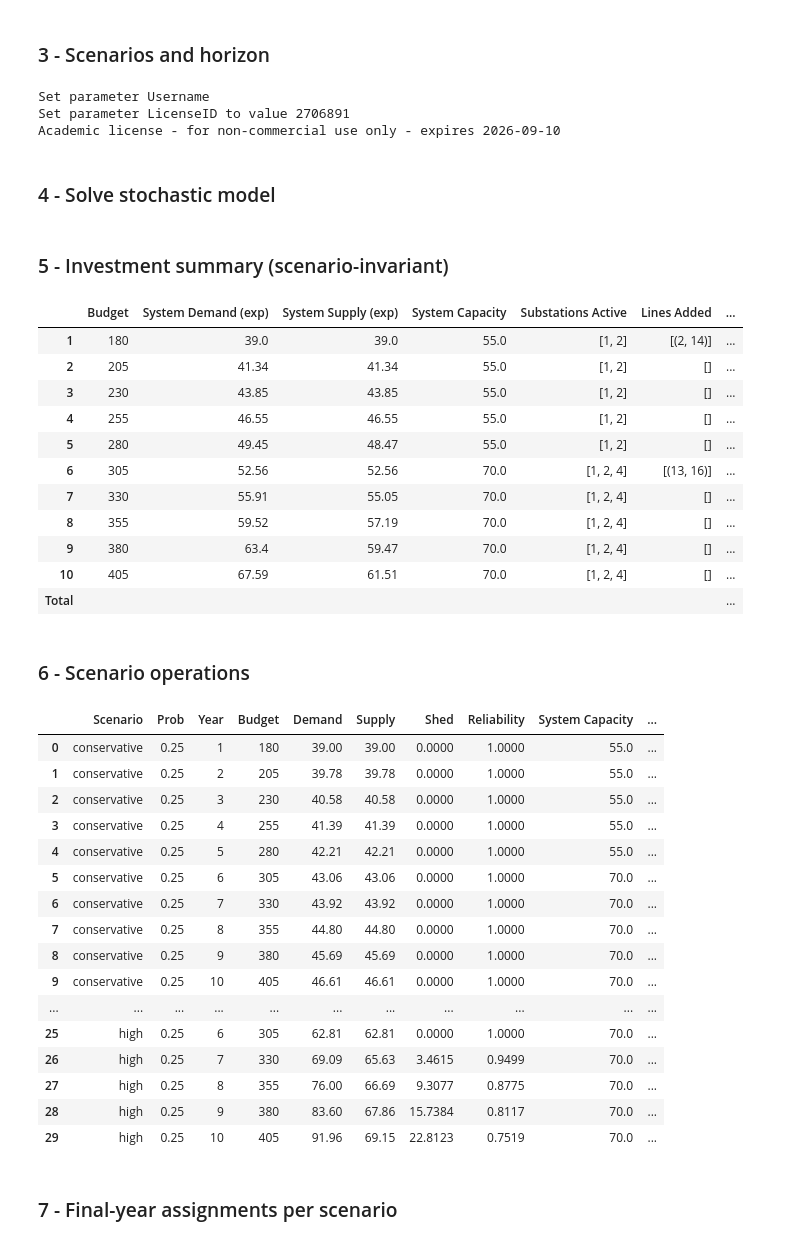
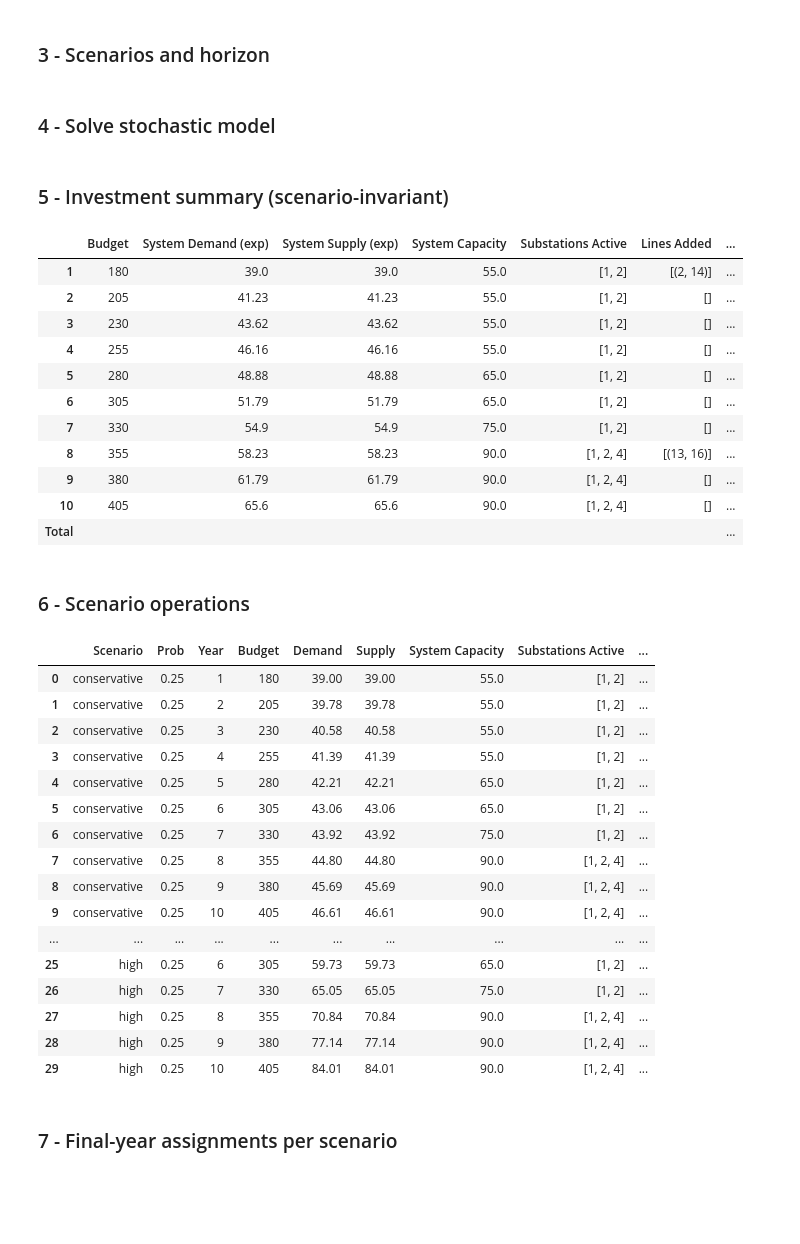
Before and after one commit to hubertprz/46750-optimization-assignment-2, a Jupyter notebook: model_3Test.ipynb, the cells around one changed output. Drawn from its saved outputs; the diff is of its cells as text; code cells hidden in the pictures; blank space fills up the shorter version.

```diff
--- a/model_3Test.ipynb
+++ b/model_3Test.ipynb
@@ -84,7 +84,7 @@ B = {t: 180 + 25*(t-1) for t in years}
 scenarios_def = {
     'conservative': {'prob': 0.25, 'growth': 0.02},
     'base':         {'prob': 0.50, 'growth': 0.06},
-    'high':         {'prob': 0.25, 'growth': 0.10},
+    'high':         {'prob': 0.25, 'growth': 0.089},
 }
 
 # Build per-scenario, per-year demands
@@ -102,7 +102,9 @@ total_demand
 
 # Connection change penalties
 connect_cost = 25
-disconnect_cost = 25
+disconnect_cost = 0
+# %% [markdown]
+### 4 - Solve stochastic model
 # %%
 solution = solve_network_stochastic(
     Network=DistributionNetwork,
@@ -111,19 +113,13 @@ solution = solve_network_stochastic(
     dr=dr,
     years=years,
     scenarios=scenarios,
-    op_cost=2,
-    reliability_target=0.50,
-    shed_cost=10,
+    op_cost=10,
+    reliability_target= 1,
+    shed_cost=0,
     connect_cost=connect_cost,
     disconnect_cost=disconnect_cost,
     OutputFlag=0
 )
-# %% [output]
-Set parameter Username
-Set parameter LicenseID to value 2706891
-Academic license - for non-commercial use only - expires 2026-09-10
-# %% [markdown]
-### 4 - Solve stochastic model
 # %% [markdown]
 ### 5 - Investment summary (scenario-invariant)
 # %%
@@ -167,7 +163,6 @@ investment_summary = pd.DataFrame({
     'Cost disconnect (nom)': [round(solution['cost_components_nominal'][t]['disconnect'], 2) for t in years],
     'Cost reinforcement (nom)': [round(solution['cost_components_nominal'][t]['reinforcement'], 2) for t in years],
     'Cost opex (nom)': [round(solution['cost_components_nominal'][t]['opex'], 2) for t in years],
-    'Cost shed (nom)': [round(solution['cost_components_nominal'][t]['shed'], 2) for t in years],
     'Cost (nominal)': [round(solution['cost_per_year_nominal'][t], 2) for t in years],
     'Cost (discounted)': [round(solution['cost_per_year'][t], 2) for t in years]
 }, index=years)
@@ -185,7 +180,6 @@ investment_totals = pd.DataFrame({
     'Cost disconnect (nom)': [round(sum(solution['cost_components_nominal'][t]['disconnect'] for t in years), 2)],
     'Cost reinforcement (nom)': [round(sum(solution['cost_components_nominal'][t]['reinforcement'] for t in years), 2)],
     'Cost opex (nom)': [round(sum(solution['cost_components_nominal'][t]['opex'] for t in years), 2)],
-    'Cost shed (nom)': [round(sum(solution['cost_components_nominal'][t]['shed'] for t in years), 2)],
     'Cost (nominal)': [round(sum(solution['cost_per_year_nominal'][t] for t in years), 2)],
     'Cost (discounted)': [round(sum(solution['cost_per_year'][t] for t in years), 2)]
 }, index=['Total'])
@@ -195,15 +189,15 @@ investment_summary
 # %% [output]
 |  | Budget | System Demand (exp) | System Supply (exp) | System Capacity | Substations Active | Lines Added | ... |
 | 1 | 180 | 39.0 | 39.0 | 55.0 | [1, 2] | [(2, 14)] | ... |
-| 2 | 205 | 41.34 | 41.34 | 55.0 | [1, 2] | [] | ... |
-| 3 | 230 | 43.85 | 43.85 | 55.0 | [1, 2] | [] | ... |
-| 4 | 255 | 46.55 | 46.55 | 55.0 | [1, 2] | [] | ... |
-| 5 | 280 | 49.45 | 48.47 | 55.0 | [1, 2] | [] | ... |
-| 6 | 305 | 52.56 | 52.56 | 70.0 | [1, 2, 4] | [(13, 16)] | ... |
-| 7 | 330 | 55.91 | 55.05 | 70.0 | [1, 2, 4] | [] | ... |
-| 8 | 355 | 59.52 | 57.19 | 70.0 | [1, 2, 4] | [] | ... |
-| 9 | 380 | 63.4 | 59.47 | 70.0 | [1, 2, 4] | [] | ... |
-| 10 | 405 | 67.59 | 61.51 | 70.0 | [1, 2, 4] | [] | ... |
+| 2 | 205 | 41.23 | 41.23 | 55.0 | [1, 2] | [] | ... |
+| 3 | 230 | 43.62 | 43.62 | 55.0 | [1, 2] | [] | ... |
+| 4 | 255 | 46.16 | 46.16 | 55.0 | [1, 2] | [] | ... |
+| 5 | 280 | 48.88 | 48.88 | 65.0 | [1, 2] | [] | ... |
+| 6 | 305 | 51.79 | 51.79 | 65.0 | [1, 2] | [] | ... |
+| 7 | 330 | 54.9 | 54.9 | 75.0 | [1, 2] | [] | ... |
+| 8 | 355 | 58.23 | 58.23 | 90.0 | [1, 2, 4] | [(13, 16)] | ... |
+| 9 | 380 | 61.79 | 61.79 | 90.0 | [1, 2, 4] | [] | ... |
+| 10 | 405 | 65.6 | 65.6 | 90.0 | [1, 2, 4] | [] | ... |
 | Total |  |  |  |  |  |  | ... |
 # %% [markdown]
 ### 6 - Scenario operations
@@ -213,53 +207,50 @@ for omega, data in scenarios.items():
     for t in years:
         demand = sum(data['demands'][t].values())
         supply = sum(solution['r'][(s, t, omega)] for s in S_idx)
         shed = sum(solution['ls'][(n, t, omega)] for n in range(1, len(DistributionNetwork.NODES)+1))
         reliability = 1 - shed / demand if demand > 0 else 1.0
         active = [s for s in S_idx if solution['w'][(s, t)] > 0.5]
         lines_added = [ (i,j) for (i,j,s,tau), val in solution['b_on'].items() if tau == t and val > 0.5 and base_edge_cost.get((i,j),0) > 0 ]
         records.append({
             'Scenario': omega,
             'Prob': data['prob'],
             'Year': t,
             'Budget': B[t] if not isinstance(B, dict) else B[t],
             'Demand': round(demand, 2),
             'Supply': round(supply, 2),
-            'Shed': round(shed, 4),
-            'Reliability': round(reliability, 4),
             'System Capacity': sum(solution['P'][(s, t)] for s in S_idx),
             'Substations Active': active,
             'Lines Added': sorted(list(set(lines_added))),
             'Cost substation (nom)': round(solution['cost_components_nominal'][t]['substation'], 2),
             'Cost lines (nom)': round(solution['cost_components_nominal'][t]['lines'], 2),
             'Cost connect (nom)': round(solution['cost_components_nominal'][t]['connect'], 2),
             'Cost disconnect (nom)': round(solution['cost_components_nominal'][t]['disconnect'], 2),
             'Cost reinforcement (nom)': round(solution['cost_components_nominal'][t]['reinforcement'], 2),
             'Cost opex (nom)': round(solution['cost_components_nominal'][t]['opex'], 2),
-            'Cost shed (nom)': round(solution['cost_components_nominal'][t]['shed'], 2),
             'Cost (nominal)': round(solution['cost_per_year_nominal'][t], 2),
             'Cost (discounted)': round(solution['cost_per_year'][t], 2)
         })
 
 ops_summary = pd.DataFrame(records)
 ops_summary
 # %% [output]
-|  | Scenario | Prob | Year | Budget | Demand | Supply | Shed | Reliability | System Capacity | ... |
-| 0 | conservative | 0.25 | 1 | 180 | 39.00 | 39.00 | 0.0000 | 1.0000 | 55.0 | ... |
-| 1 | conservative | 0.25 | 2 | 205 | 39.78 | 39.78 | 0.0000 | 1.0000 | 55.0 | ... |
-| 2 | conservative | 0.25 | 3 | 230 | 40.58 | 40.58 | 0.0000 | 1.0000 | 55.0 | ... |
-| 3 | conservative | 0.25 | 4 | 255 | 41.39 | 41.39 | 0.0000 | 1.0000 | 55.0 | ... |
-| 4 | conservative | 0.25 | 5 | 280 | 42.21 | 42.21 | 0.0000 | 1.0000 | 55.0 | ... |
-| 5 | conservative | 0.25 | 6 | 305 | 43.06 | 43.06 | 0.0000 | 1.0000 | 70.0 | ... |
-| 6 | conservative | 0.25 | 7 | 330 | 43.92 | 43.92 | 0.0000 | 1.0000 | 70.0 | ... |
-| 7 | conservative | 0.25 | 8 | 355 | 44.80 | 44.80 | 0.0000 | 1.0000 | 70.0 | ... |
-| 8 | conservative | 0.25 | 9 | 380 | 45.69 | 45.69 | 0.0000 | 1.0000 | 70.0 | ... |
-| 9 | conservative | 0.25 | 10 | 405 | 46.61 | 46.61 | 0.0000 | 1.0000 | 70.0 | ... |
-| ... | ... | ... | ... | ... | ... | ... | ... | ... | ... | ... |
-| 25 | high | 0.25 | 6 | 305 | 62.81 | 62.81 | 0.0000 | 1.0000 | 70.0 | ... |
-| 26 | high | 0.25 | 7 | 330 | 69.09 | 65.63 | 3.4615 | 0.9499 | 70.0 | ... |
-| 27 | high | 0.25 | 8 | 355 | 76.00 | 66.69 | 9.3077 | 0.8775 | 70.0 | ... |
-| 28 | high | 0.25 | 9 | 380 | 83.60 | 67.86 | 15.7384 | 0.8117 | 70.0 | ... |
-| 29 | high | 0.25 | 10 | 405 | 91.96 | 69.15 | 22.8123 | 0.7519 | 70.0 | ... |
+|  | Scenario | Prob | Year | Budget | Demand | Supply | System Capacity | Substations Active | ... |
+| 0 | conservative | 0.25 | 1 | 180 | 39.00 | 39.00 | 55.0 | [1, 2] | ... |
+| 1 | conservative | 0.25 | 2 | 205 | 39.78 | 39.78 | 55.0 | [1, 2] | ... |
+| 2 | conservative | 0.25 | 3 | 230 | 40.58 | 40.58 | 55.0 | [1, 2] | ... |
+| 3 | conservative | 0.25 | 4 | 255 | 41.39 | 41.39 | 55.0 | [1, 2] | ... |
+| 4 | conservative | 0.25 | 5 | 280 | 42.21 | 42.21 | 65.0 | [1, 2] | ... |
+| 5 | conservative | 0.25 | 6 | 305 | 43.06 | 43.06 | 65.0 | [1, 2] | ... |
+| 6 | conservative | 0.25 | 7 | 330 | 43.92 | 43.92 | 75.0 | [1, 2] | ... |
+| 7 | conservative | 0.25 | 8 | 355 | 44.80 | 44.80 | 90.0 | [1, 2, 4] | ... |
+| 8 | conservative | 0.25 | 9 | 380 | 45.69 | 45.69 | 90.0 | [1, 2, 4] | ... |
+| 9 | conservative | 0.25 | 10 | 405 | 46.61 | 46.61 | 90.0 | [1, 2, 4] | ... |
+| ... | ... | ... | ... | ... | ... | ... | ... | ... | ... |
+| 25 | high | 0.25 | 6 | 305 | 59.73 | 59.73 | 65.0 | [1, 2] | ... |
+| 26 | high | 0.25 | 7 | 330 | 65.05 | 65.05 | 75.0 | [1, 2] | ... |
+| 27 | high | 0.25 | 8 | 355 | 70.84 | 70.84 | 90.0 | [1, 2, 4] | ... |
+| 28 | high | 0.25 | 9 | 380 | 77.14 | 77.14 | 90.0 | [1, 2, 4] | ... |
+| 29 | high | 0.25 | 10 | 405 | 84.01 | 84.01 | 90.0 | [1, 2, 4] | ... |
 # %% [markdown]
 ### 7 - Final-year assignments per scenario
 # %%
```
Also changed, not shown: parts of 1 cell of this notebook, 1 other file.
